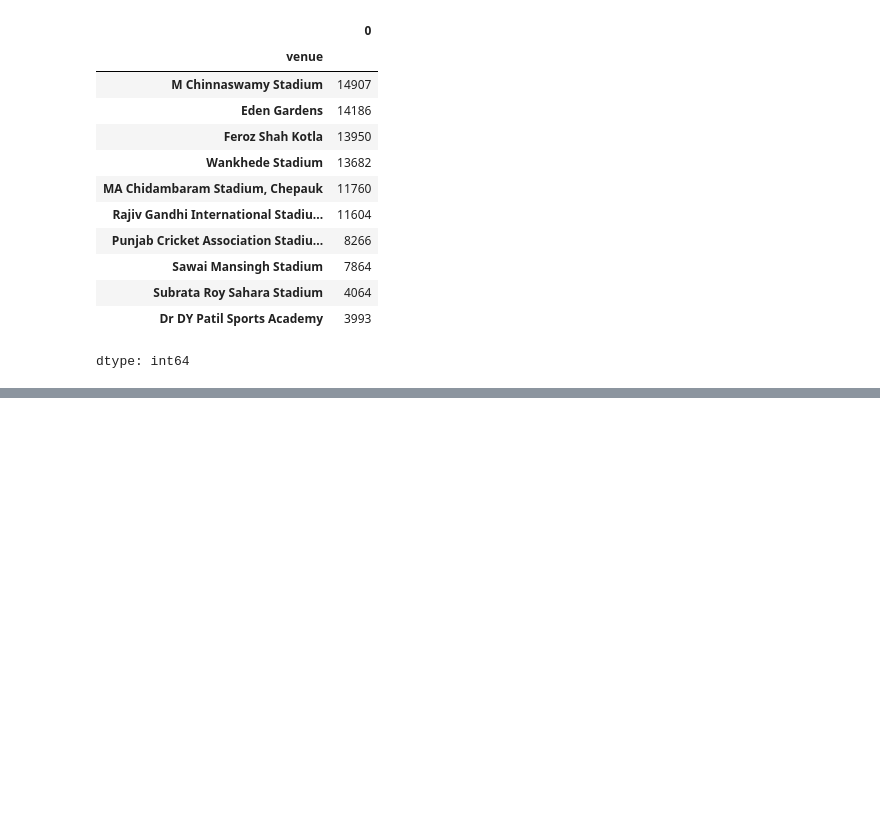
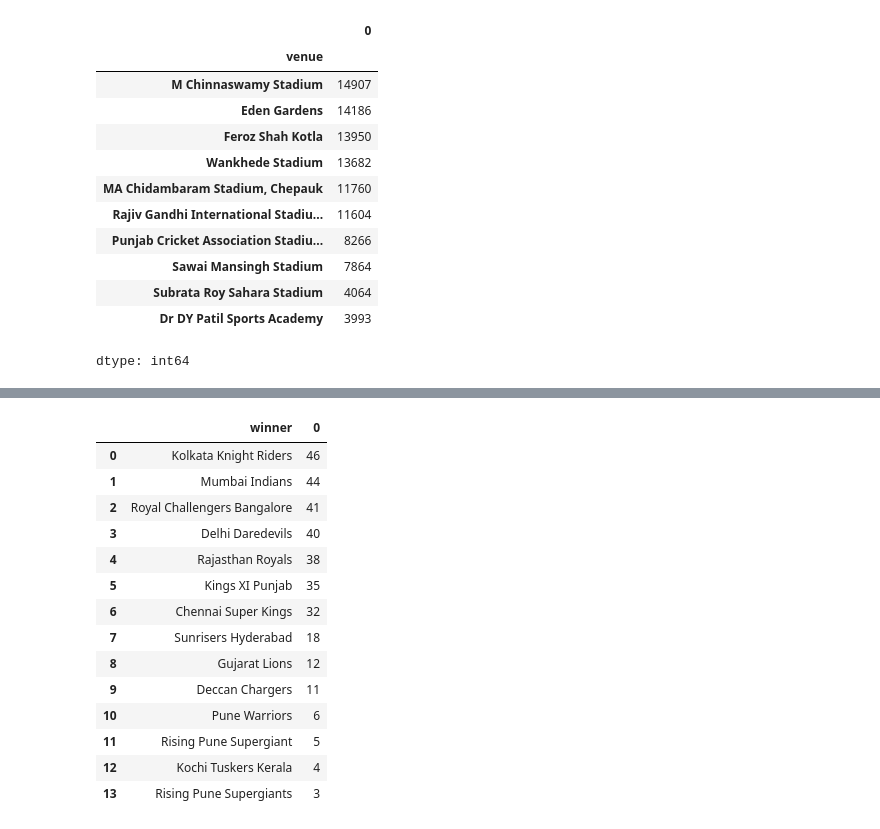
Before and after one commit to ajaykrixna/IPL_match-_analysis, a Jupyter notebook: IPL_analysis.ipynb, the cells around one changed output, grey strips where cells are left out. Drawn from its saved outputs; the diff is of its cells as text; code cells hidden in the pictures; blank space fills up the shorter version.

```diff
--- a/IPL_analysis.ipynb
+++ b/IPL_analysis.ipynb
@@ -573,0 +598,18 @@ dtype: int64
+# %%
+chasing
+# %% [output]
+|  | winner | 0 |
+| 0 | Kolkata Knight Riders | 46 |
+| 1 | Mumbai Indians | 44 |
+| 2 | Royal Challengers Bangalore | 41 |
+| 3 | Delhi Daredevils | 40 |
+| 4 | Rajasthan Royals | 38 |
+| 5 | Kings XI Punjab | 35 |
+| 6 | Chennai Super Kings | 32 |
+| 7 | Sunrisers Hyderabad | 18 |
+| 8 | Gujarat Lions | 12 |
+| 9 | Deccan Chargers | 11 |
+| 10 | Pune Warriors | 6 |
+| 11 | Rising Pune Supergiant | 5 |
+| 12 | Kochi Tuskers Kerala | 4 |
+| 13 | Rising Pune Supergiants | 3 |
```
Also changed, not shown: parts of 8 cells of this notebook.
